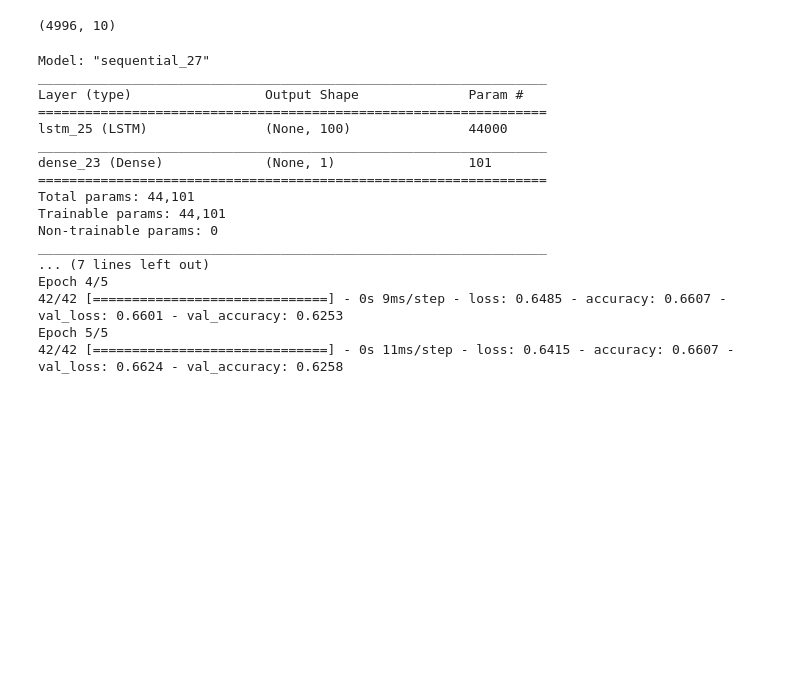
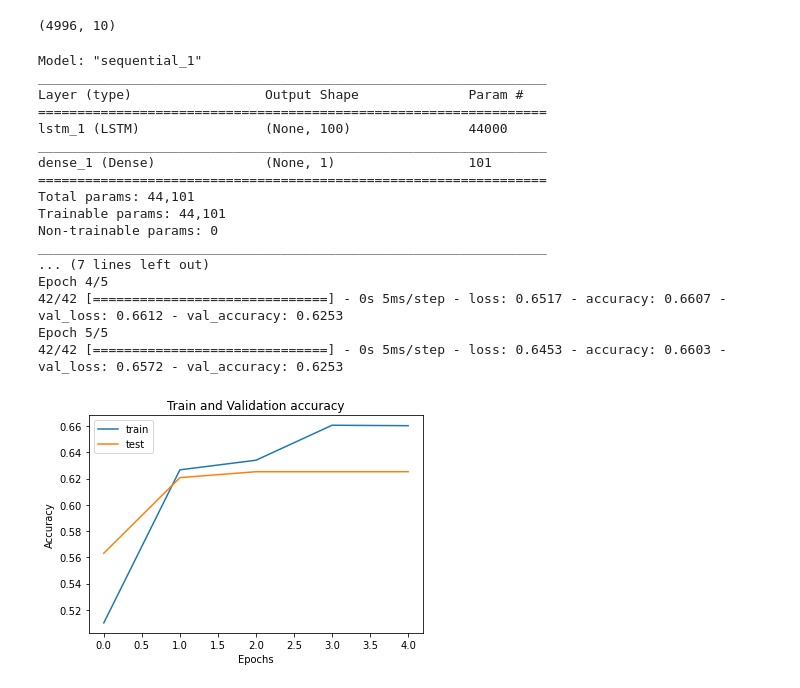
Before and after one commit to QianruZhang78/b351_project, a Jupyter notebook: DL.ipynb, the cells around one changed output. Drawn from its saved outputs; the diff is of its cells as text; code cells hidden in the pictures; blank space fills up the shorter version.

Commit message:
DL with visualization

```diff
--- a/DL.ipynb
+++ b/DL.ipynb
@@ -104,17 +105,18 @@ def LSTM_Model(x_train):
 # %%
 def trainLSTM(x_train, y_train):
     model = LSTM_Model(x_train)
-    model.fit(x_train, y_train, validation_data=(x_test, y_test), epochs=5, batch_size=72)
+    past = model.fit(x_train, y_train, validation_data=(x_test, y_test), epochs=5, batch_size=72)
+    return past
 # %%
-trainLSTM(x_train, y_train)
+history = trainLSTM(x_train, y_train)
 # %% [output]
-Model: "sequential_27"
+Model: "sequential_1"
 _________________________________________________________________
 Layer (type)                 Output Shape              Param #
 =================================================================
-lstm_25 (LSTM)               (None, 100)               44000
+lstm_1 (LSTM)                (None, 100)               44000
 _________________________________________________________________
-dense_23 (Dense)             (None, 1)                 101
+dense_1 (Dense)              (None, 1)                 101
 =================================================================
 Total params: 44,101
 Trainable params: 44,101
@@ -122,6 +124,16 @@ Non-trainable params: 0
 _________________________________________________________________
 ... (7 lines left out)
 Epoch 4/5
-42/42 [==============================] - 0s 9ms/step - loss: 0.6485 - accuracy: 0.6607 - val_loss: 0.6601 - val_accuracy: 0.6253
+42/42 [==============================] - 0s 5ms/step - loss: 0.6517 - accuracy: 0.6607 - val_loss: 0.6612 - val_accuracy: 0.6253
 Epoch 5/5
-42/42 [==============================] - 0s 11ms/step - loss: 0.6415 - accuracy: 0.6607 - val_loss: 0.6624 - val_accuracy: 0.6258
+42/42 [==============================] - 0s 5ms/step - loss: 0.6453 - accuracy: 0.6603 - val_loss: 0.6572 - val_accuracy: 0.6253
+# %%
+plt.plot(history.history['accuracy'], label='train')
+plt.plot(history.history['val_accuracy'], label='test')
+plt.title('Train and Validation accuracy')
+plt.xlabel('Epochs')
+plt.ylabel('Accuracy')
+plt.legend()
+plt.show()
+# %% [output]
+[figure, added]
```
Also changed, not shown: parts of 1 cell of this notebook.
